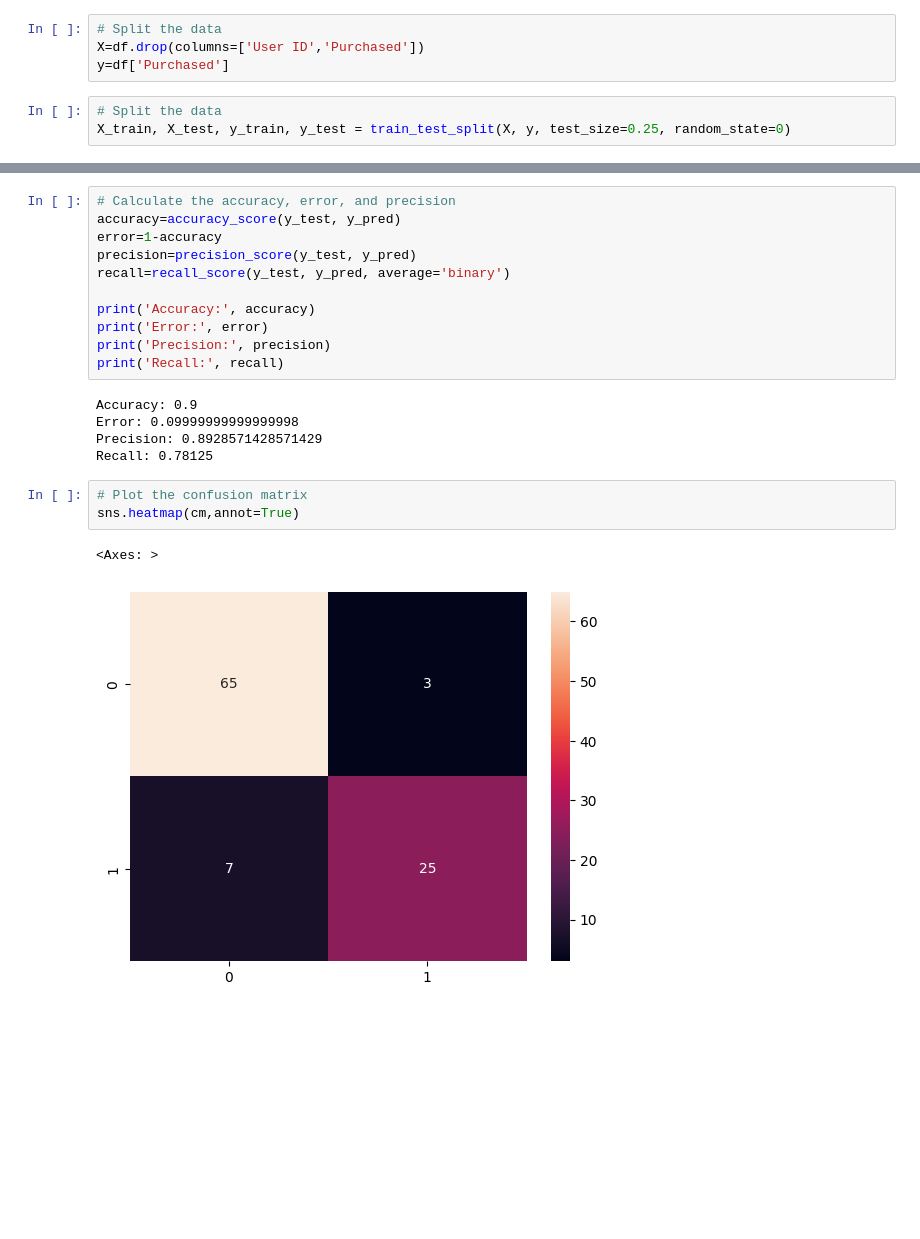
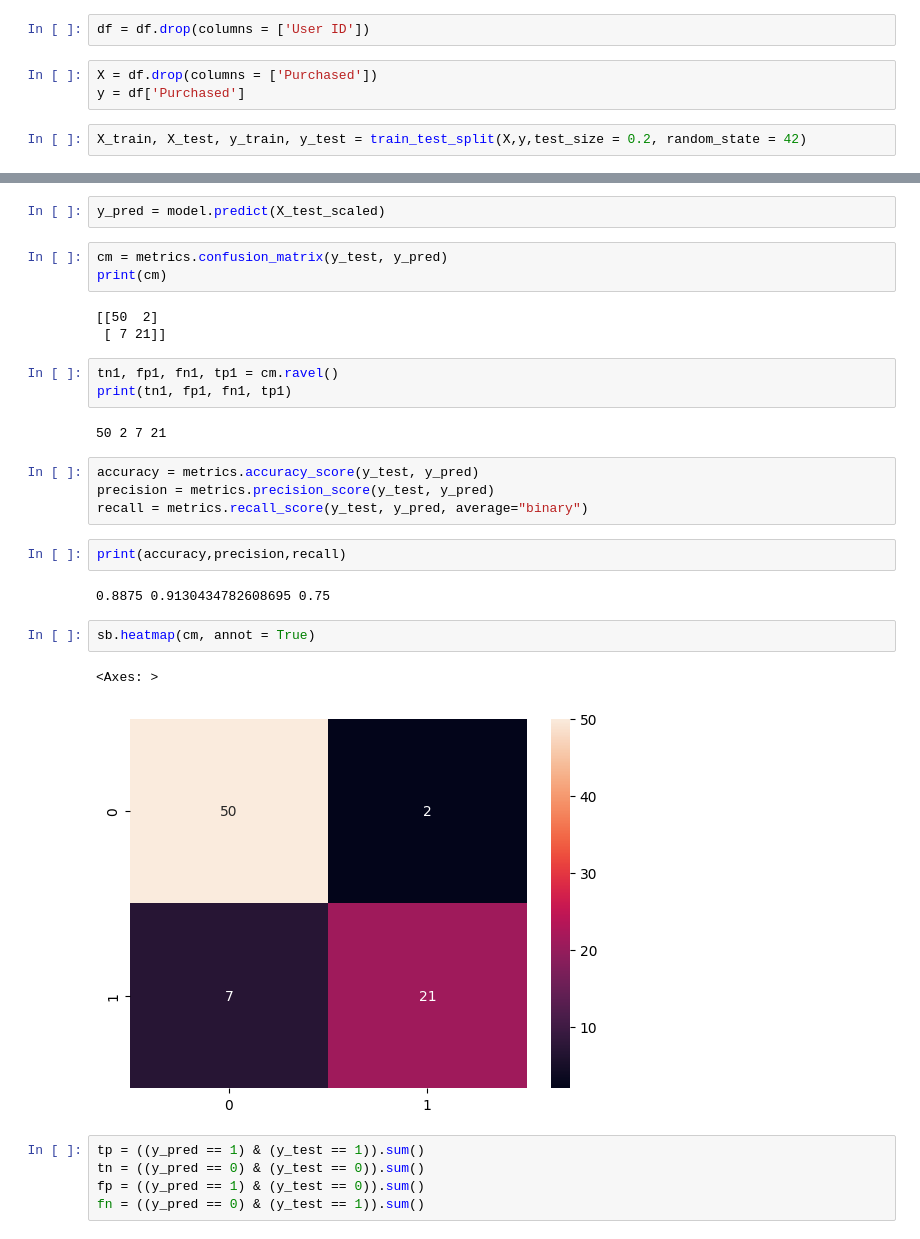
Before and after one commit to Kunals0612/TE_Lab_Assignments, a Jupyter notebook: DSBDAL/Assignment9.ipynb, the cells around one changed output, grey strips where cells are left out. Saved outputs shown, nothing was run; the diff lists cells and outputs as text; blank space fills up the shorter version.

```diff
--- a/DSBDAL/Assignment9.ipynb
+++ b/DSBDAL/Assignment9.ipynb
@@ -25,8 +67,8 @@ df = pd.get_dummies(df, columns=['Gender'], drop_first=True)
+# %%
+df = df.drop(columns = ['User ID'])
 # %%
-# Split the data
-X=df.drop(columns=['User ID','Purchased'])
-y=df['Purchased']
+X = df.drop(columns = ['Purchased'])
+y = df['Purchased']
 # %%
-# Split the data
-X_train, X_test, y_train, y_test = train_test_split(X, y, test_size=0.25, random_state=0)
+X_train, X_test, y_train, y_test = train_test_split(X,y,test_size = 0.2, random_state = 42)
 # %%
@@ -59,22 +83,31 @@ False Negatives: 7
+# %%
+y_pred = model.predict(X_test_scaled)
+# %%
+cm = metrics.confusion_matrix(y_test, y_pred)
+print(cm)
+# %% [output]
+[[50  2]
+ [ 7 21]]
+# %%
+tn1, fp1, fn1, tp1 = cm.ravel()
+print(tn1, fp1, fn1, tp1)
+# %% [output]
+50 2 7 21
 # %%
-# Calculate the accuracy, error, and precision
-accuracy=accuracy_score(y_test, y_pred)
-error=1-accuracy
-precision=precision_score(y_test, y_pred)
-recall=recall_score(y_test, y_pred, average='binary')
-
-print('Accuracy:', accuracy)
-print('Error:', error)
-print('Precision:', precision)
-print('Recall:', recall)
+accuracy = metrics.accuracy_score(y_test, y_pred)
+precision = metrics.precision_score(y_test, y_pred)
+recall = metrics.recall_score(y_test, y_pred, average="binary")
-# %% [output]
-Accuracy: 0.9
-Error: 0.09999999999999998
-Precision: 0.8928571428571429
-Recall: 0.78125
+# %%
+print(accuracy,precision,recall)
+# %% [output]
+0.8875 0.9130434782608695 0.75
 # %%
-# Plot the confusion matrix
-sns.heatmap(cm,annot=True)
+sb.heatmap(cm, annot = True)
 # %% [output]
 <Axes: >
-[figure, old version]
+[figure, new version]
+# %%
+tp = ((y_pred == 1) & (y_test == 1)).sum()
+tn = ((y_pred == 0) & (y_test == 0)).sum()
+fp = ((y_pred == 1) & (y_test == 0)).sum()
+fn = ((y_pred == 0) & (y_test == 1)).sum()
```
Also changed, not shown: parts of 18 cells of this notebook.
